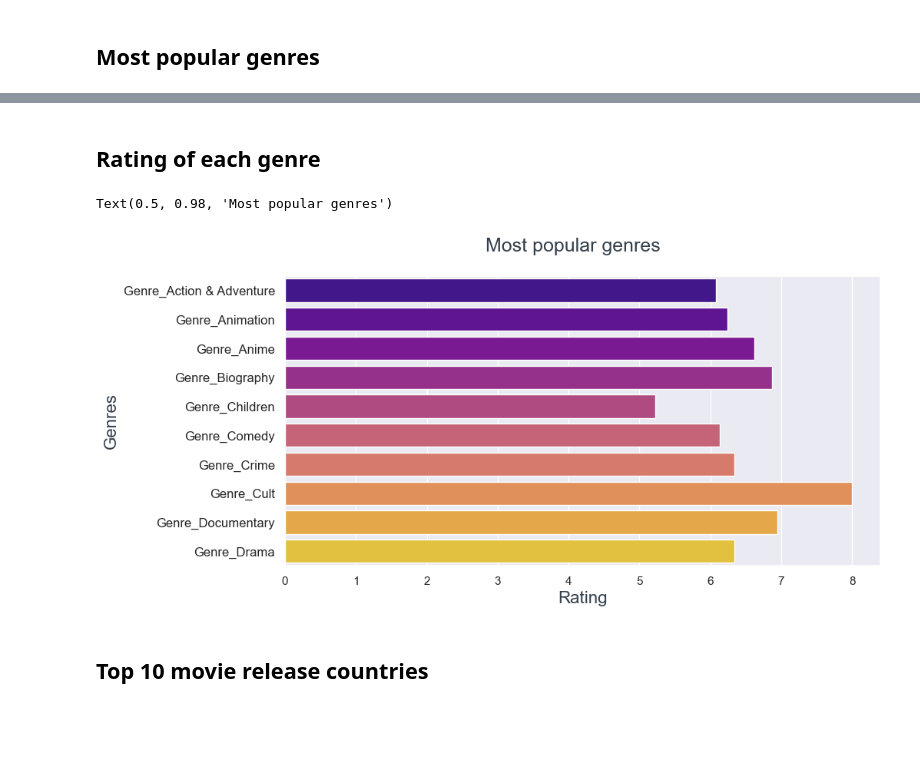
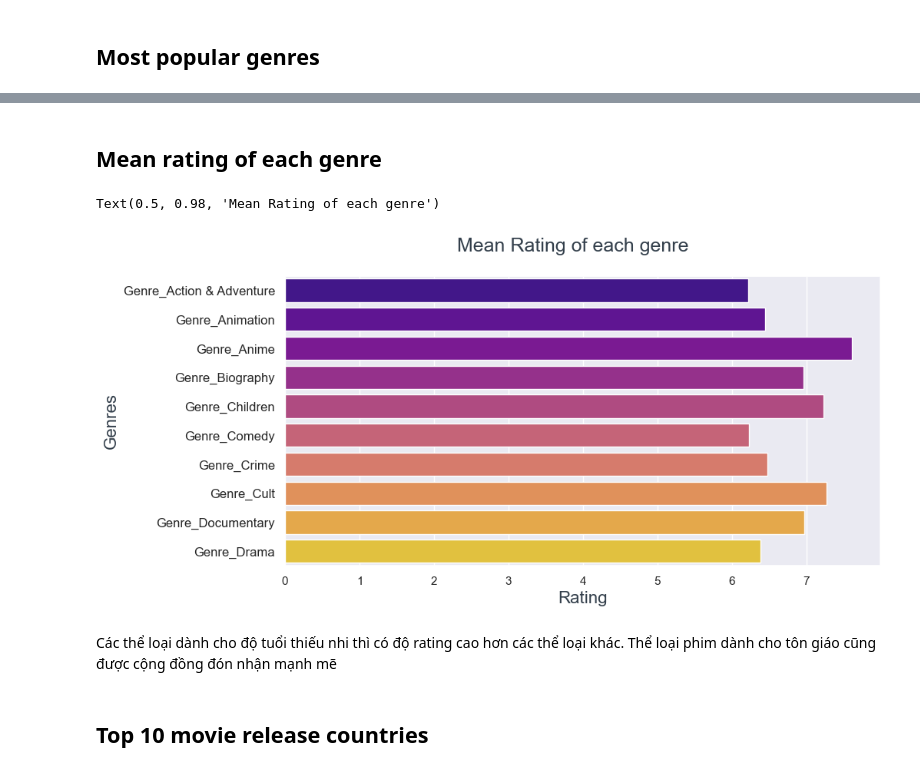
Before and after one commit to toanil315/CK-KHDL, a Jupyter notebook: eda_endterm.ipynb, the cells around one changed output, grey strips where cells are left out. Saved outputs shown, nothing was run; the diff lists cells and outputs as text; code cells hidden in the pictures; blank space fills up the shorter version.

Commit message:
update dataset to 4k4 samples and do some eda

```diff
--- a/eda_endterm.ipynb
+++ b/eda_endterm.ipynb
@@ -6,7 +6,7 @@ from sklearn.preprocessing import MultiLabelBinarizer
 import matplotlib.pyplot as plt
 import seaborn as sns
 # %%
-df = pd.read_csv("./film_reelgood_full.csv", encoding="utf-8")
+df = pd.read_csv("./film_full.csv", encoding="utf-8")
 df = df.drop(["Reelgood_Rating"], axis=1)
 # %%
 df.info()
@@ -73,8 +70,8 @@ df = df.join(
 #                 columns="Tag_" + mlb.classes_))
 
 # convert user votes to number
-df["User votes"] = df["User votes"].astype(str)
-df['User votes'] = df['User votes'].apply(lambda x: int(x.replace(",", "").split(" ")[0].strip()) if 'nan' not in x else 0)
+df["User_Votes"] = df["User_Votes"].astype(str)
+df['User_Votes'] = df['User_Votes'].apply(lambda x: int(x.replace(",", "").split(" ")[0].strip()) if 'nan' not in x else 0)
 
 # convert duration to number
 df["Duration"] = df["Duration"].astype(str)
@@ -164,0 +164,23 @@ Text(0.5, 0.98, 'Movie release frequency by years')
+# %%
+# create three main categories of mean rating
+df['mean_rating_qcut'], qcut_mean_ratings = pd.qcut(x=df['IMDB_Rating'], q=3, retbins=True)
+mean_rating_labels = ['low (<' + str(qcut_mean_ratings[1]) + '/10)',
+                   'medium (<' + str(qcut_mean_ratings[2]) + '/10)',
+                   'high (>=' + str(qcut_mean_ratings[2]) + '/10)']
+df['mean_rating_qcut'] = pd.qcut(x=df['IMDB_Rating'], q=3, labels=mean_rating_labels)
+# find decade of dataset
+df['Decade'] = (df['Year']//10)*10
+n_bins = int(((df['Decade'].max()-df['Decade'].min())/10)+1)
+
+# Count of movies release year
+sns.set(style='white')
+
+plt.figure(figsize=(15, 8))
+plt.title('Count of movie Release Decades', size=20)
+ax = sns.histplot(data=df.sort_values(by='mean_rating_qcut', ascending=True), x='Decade', hue='mean_rating_qcut', multiple='stack', bins=n_bins, binrange=(df['Decade'].min(), df['Decade'].max()+10), palette='plasma')
+ax.margins(x=0)
+ax.legend_.set_title('Mean Rating')
+plt.xlabel('Release Decade', size=15)
+plt.ylabel('Count', size=15)
+plt.xticks(np.arange(df['Decade'].min(), df['Decade'].max()+20, step=10), rotation=45, ha='right')
+plt.show()
@@ -187,5 +216,5 @@ Text(0.5, 0.98, 'Most popular genres')
 # %% [markdown]
-<h2>Rating of each genre</h2>
+<h2>Mean rating of each genre</h2>
 # %%
 genre_df = df.loc[:, df.columns.str.startswith('Genre')].join(df['IMDB_Rating'])
 genre_df = genre_df.drop(['Genre_empty'], axis=1)
@@ -211,16 +240,18 @@ dict_df["Genre"] = dict_df.index
 # %%
 fig, ax = plt.subplots(figsize=(10, 5), dpi=100)
 plt.yticks(size=12)
 sns.set(style="darkgrid")
 # plot the data
 sns.barplot(data=dict_df[:10], x=0, y="Genre", palette='plasma')
 # set x and y-axis labels and title
 ax.set_xlabel('Rating', fontsize=16, color = '#333F4B')
 ax.set_ylabel('Genres', fontsize=16, color = '#333F4B')
-fig.suptitle('Most popular genres',fontsize=18, color = '#333F4B')
+fig.suptitle('Mean Rating of each genre',fontsize=18, color = '#333F4B')
 # %% [output]
-Text(0.5, 0.98, 'Most popular genres')
+Text(0.5, 0.98, 'Mean Rating of each genre')
-[figure, old version]
+[figure, new version]
+# %% [markdown]
+<p>Các thể loại dành cho độ tuổi thiếu nhi thì có độ rating cao hơn các thể loại khác. Thể loại phim dành cho tôn giáo cũng được cộng đồng đón nhận mạnh mẽ</p>
 # %% [markdown]
 <h2>Top 10 movie release countries</h2>
 # %%
```
Also changed, not shown: parts of 20 cells of this notebook, 17 other files.
